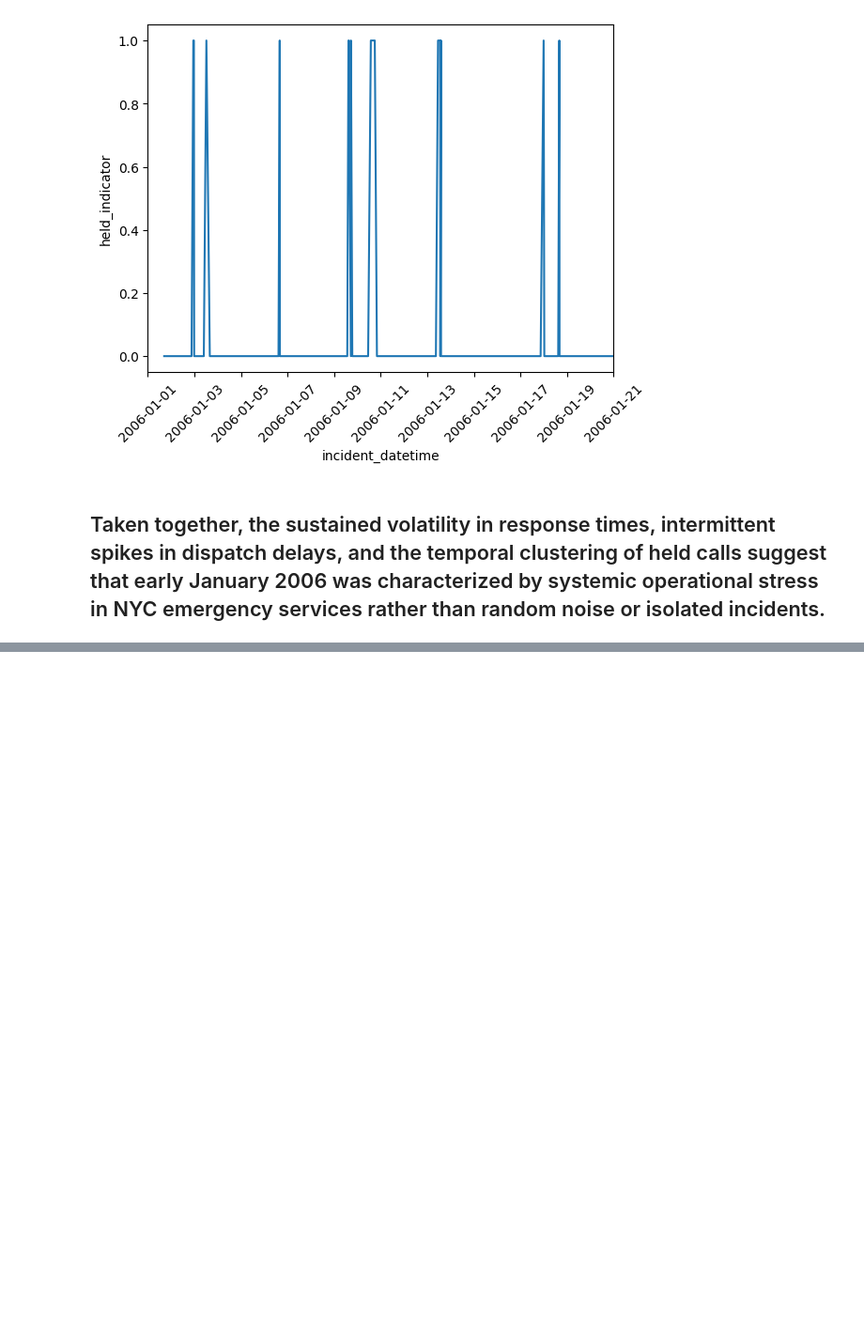
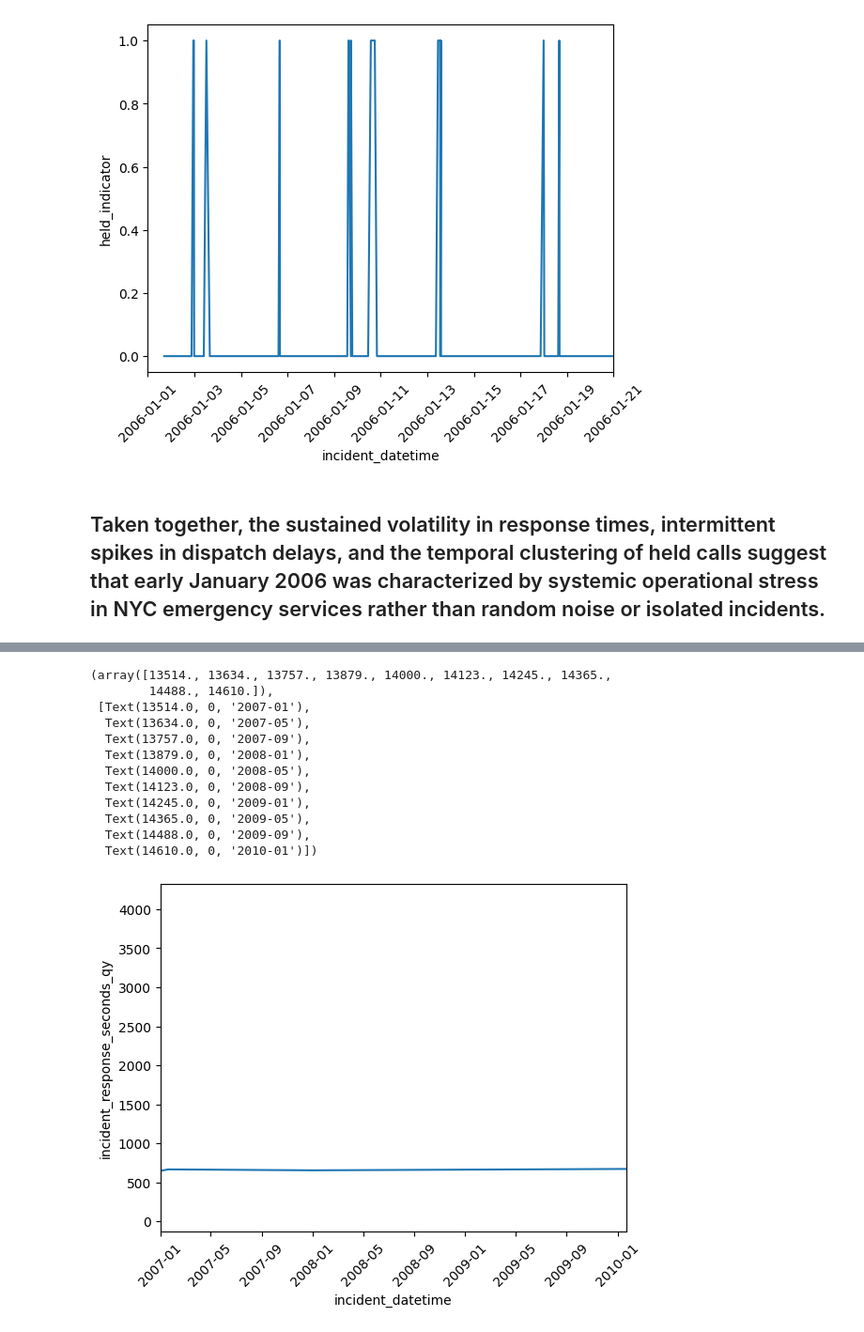
Before and after one commit to utkuseyithanoglu/practice_final, a Jupyter notebook: utku folder/city_of_new_york.ipynb, the cells around one changed output, grey strips where cells are left out. Shown at 94% size. Drawn from its saved outputs; the diff is of its cells as text; code cells hidden in the pictures; blank space fills up the shorter version.

```diff
--- a/utku folder/city_of_new_york.ipynb
+++ b/utku folder/city_of_new_york.ipynb
@@ -507,0 +556,2 @@ plt.xticks(rotation=45)
+# %%
+time_df.set_index('incident_datetime') .resample('D')['incident_response_seconds_qy'].mean()
@@ -507,0 +572,18 @@ plt.xticks(rotation=45)
+# %%
+sns.lineplot(time_df.set_index('incident_datetime') .resample('H')['incident_response_seconds_qy'].mean())
+plt.xlim(pd.to_datetime("2007-01-01"),pd.to_datetime("2010-01-21"))
+plt.xticks(rotation=45)
+# %% [output]
+(array([13514., 13634., 13757., 13879., 14000., 14123., 14245., 14365.,
+        14488., 14610.]),
+ [Text(13514.0, 0, '2007-01'),
+  Text(13634.0, 0, '2007-05'),
+  Text(13757.0, 0, '2007-09'),
+  Text(13879.0, 0, '2008-01'),
+  Text(14000.0, 0, '2008-05'),
+  Text(14123.0, 0, '2008-09'),
+  Text(14245.0, 0, '2009-01'),
+  Text(14365.0, 0, '2009-05'),
+  Text(14488.0, 0, '2009-09'),
+  Text(14610.0, 0, '2010-01')])
+[figure, added]
```
Also changed, not shown: parts of 27 cells of this notebook.
